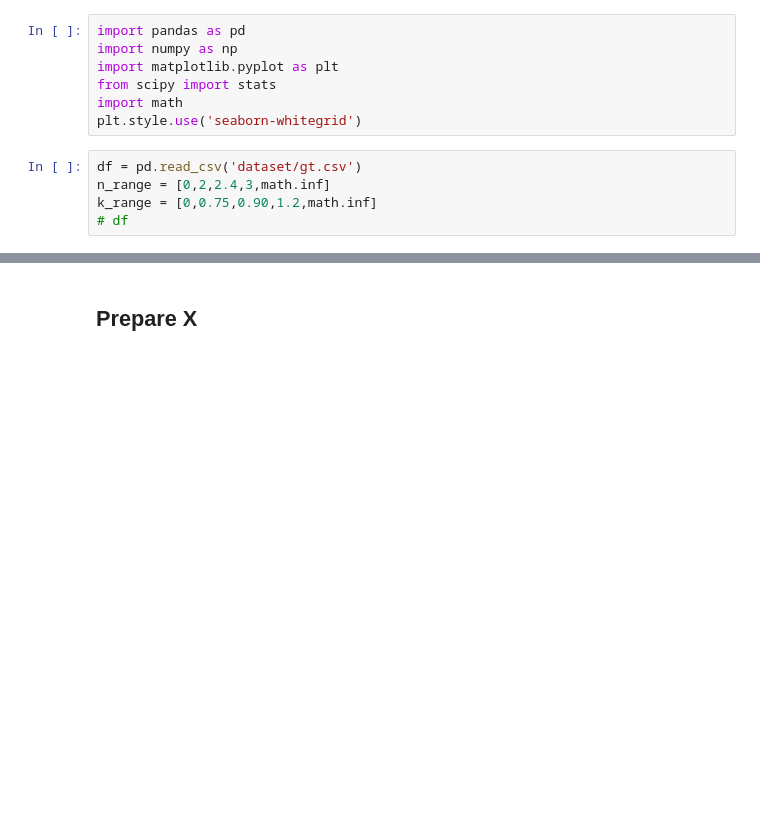
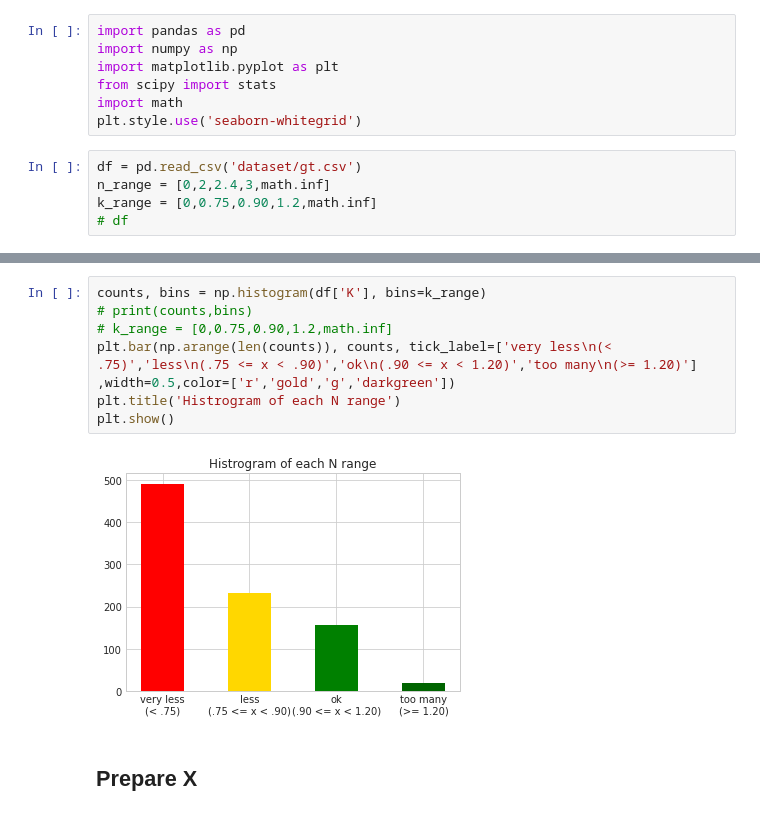
Before and after one commit to akraradets/DOAPalmNutrient, a Jupyter notebook: 0-prepare.ipynb, the cells around one changed output, grey strips where cells are left out. Cells and saved outputs as stored; diff of their text form; blank space fills up the shorter version.

```diff
--- a/0-prepare.ipynb
+++ b/0-prepare.ipynb
@@ -48,3 +81,12 @@ plt.show()
+# %%
+counts, bins = np.histogram(df['K'], bins=k_range)
+# print(counts,bins)
+# k_range = [0,0.75,0.90,1.2,math.inf]
+plt.bar(np.arange(len(counts)), counts, tick_label=['very less\n(< .75)','less\n(.75 <= x < .90)','ok\n(.90 <= x < 1.20)','too many\n(>= 1.20)']  ,width=0.5,color=['r','gold','g','darkgreen'])
+plt.title('Histrogram of each N range')
+plt.show()
+# %% [output]
+[figure, added]
 # %% [markdown]
 ## Prepare X
 # %% [markdown]
```
Also changed, not shown: parts of 8 cells of this notebook, 2 other files.
